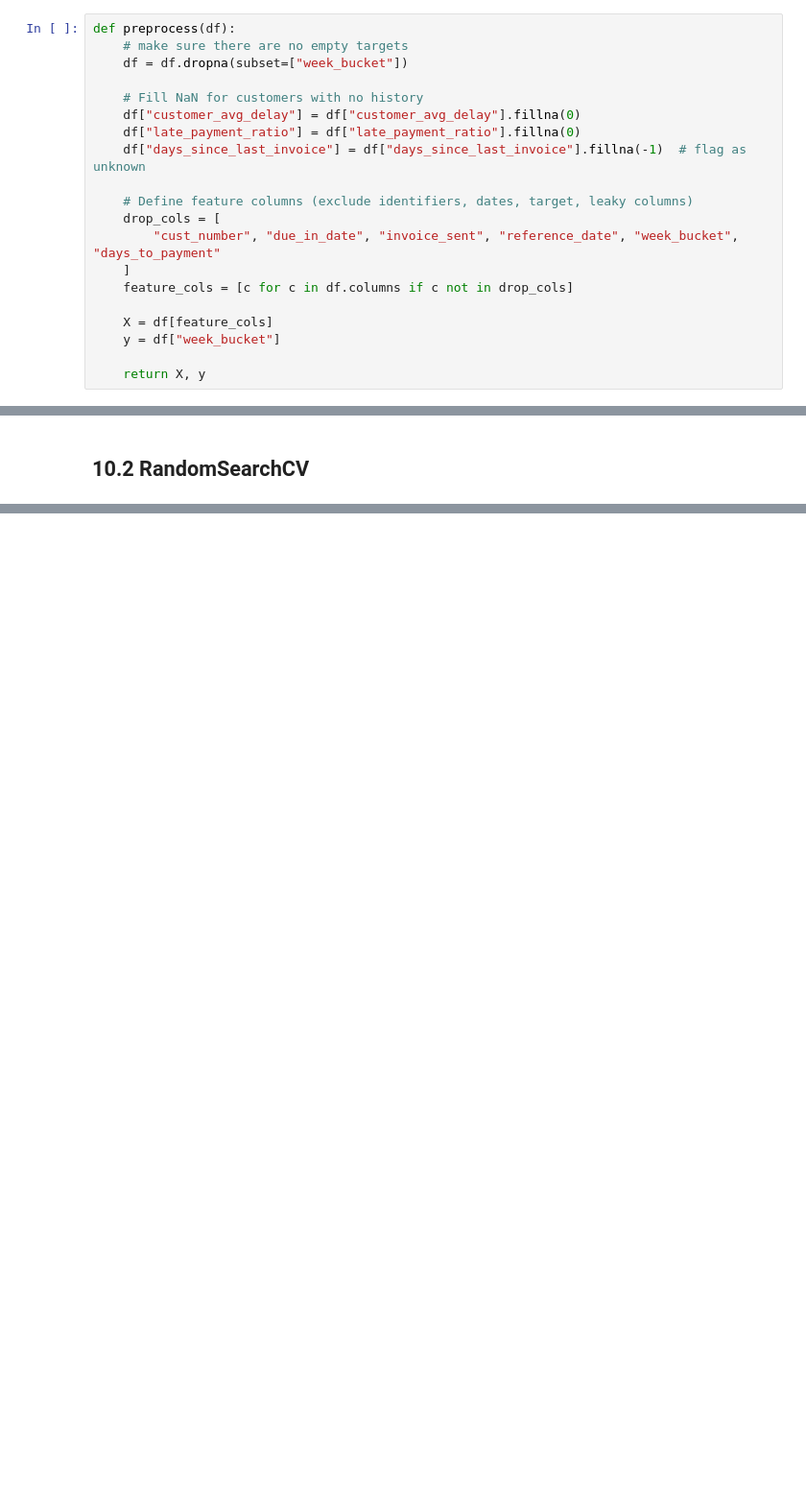
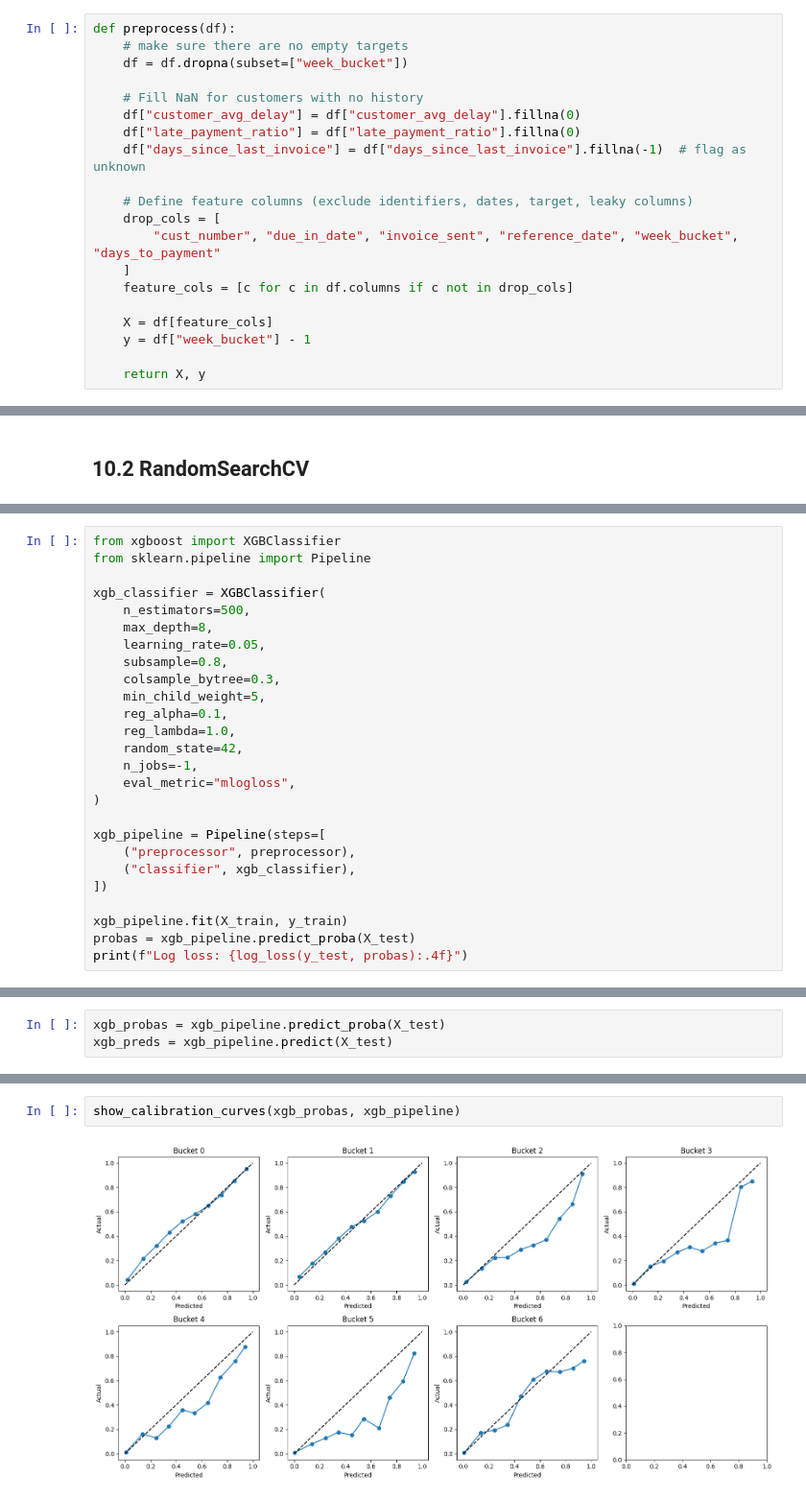
Before and after one commit to EwaltsJ/cf_copilot, a Jupyter notebook: notebooks/baseline_model_derntoan.ipynb, the cells around one changed output, grey strips where cells are left out. Shown at 96% size. Saved outputs shown, nothing was run; the diff lists cells and outputs as text; blank space fills up the shorter version.

Commit message:
First try at xgboost

```diff
--- a/notebooks/baseline_model_derntoan.ipynb
+++ b/notebooks/baseline_model_derntoan.ipynb
@@ -378,7 +407,7 @@ def preprocess(df):
     feature_cols = [c for c in df.columns if c not in drop_cols]
 
     X = df[feature_cols]
-    y = df["week_bucket"]
+    y = df["week_bucket"] - 1
 
     return X, y
 # %% [markdown]
@@ -666,0 +718,26 @@ print(f"Best params: {random_search.best_params_}")
+# %%
+from xgboost import XGBClassifier
+from sklearn.pipeline import Pipeline
+
+xgb_classifier = XGBClassifier(
+    n_estimators=500,
+    max_depth=8,
+    learning_rate=0.05,
+    subsample=0.8,
+    colsample_bytree=0.3,
+    min_child_weight=5,
+    reg_alpha=0.1,
+    reg_lambda=1.0,
+    random_state=42,
+    n_jobs=-1,
+    eval_metric="mlogloss",
+)
+
+xgb_pipeline = Pipeline(steps=[
+    ("preprocessor", preprocessor),
+    ("classifier", xgb_classifier),
+])
+
+xgb_pipeline.fit(X_train, y_train)
+probas = xgb_pipeline.predict_proba(X_test)
+print(f"Log loss: {log_loss(y_test, probas):.4f}")
@@ -666,0 +746,3 @@ print(f"Best params: {random_search.best_params_}")
+# %%
+xgb_probas = xgb_pipeline.predict_proba(X_test)
+xgb_preds = xgb_pipeline.predict(X_test)
@@ -666,0 +769,4 @@ print(f"Best params: {random_search.best_params_}")
+# %%
+show_calibration_curves(xgb_probas, xgb_pipeline)
+# %% [output]
+[figure, added]
```
Also changed, not shown: parts of 27 cells of this notebook.
